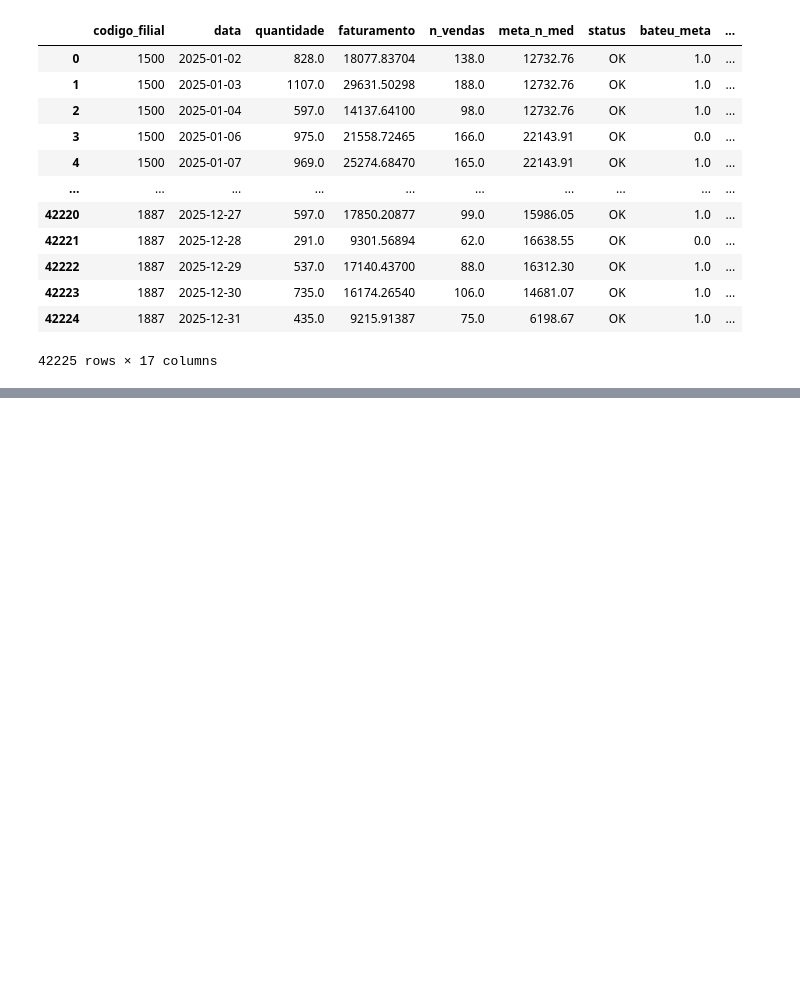
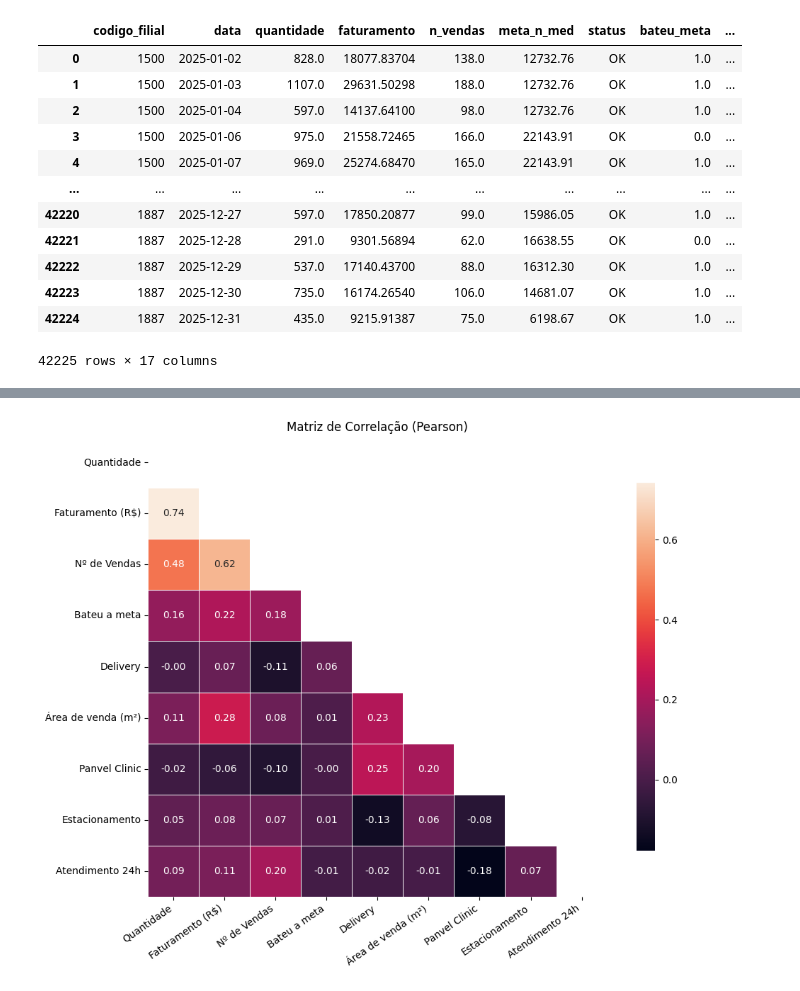
Before and after one commit to Thiagotl/case_panvel_ds_jr, a Jupyter notebook: section1.ipynb, the cells around one changed output, grey strips where cells are left out. Saved outputs shown, nothing was run; the diff lists cells and outputs as text; code cells hidden in the pictures; blank space fills up the shorter version.

```diff
--- a/section1.ipynb
+++ b/section1.ipynb
@@ -604,0 +744,43 @@ df_final
+# %%
+# Correlção
+num_cols = df_final.select_dtypes(include=[np.number]).columns.tolist()
+num_cols = [c for c in num_cols if c not in ["codigo_filial", "meta_n_med"]]
+
+corr = df_final[num_cols].corr(method="pearson")
+
+pretty = {
+    "quantidade": "Quantidade",
+    "faturamento": "Faturamento (R$)",
+    "n_vendas": "Nº de Vendas",
+    "bateu_meta": "Bateu a meta",
+    "delivery": "Delivery",
+    "metragem_area_venda": "Área de venda (m²)",
+    "panvel_clinic": "Panvel Clinic",
+    "estacionamento": "Estacionamento",
+    "atendimento_24_horas": "Atendimento 24h",
+}
+
+corr_plot = corr.rename(
+    index=lambda x: pretty.get(x, x),
+    columns=lambda x: pretty.get(x, x)
+)
+
+mask = np.triu(np.ones_like(corr_plot, dtype=bool))
+
+plt.figure(figsize=(10, 8))
+sns.heatmap(
+    corr_plot,
+    mask=mask,
+    annot=True,
+    fmt=".2f",
+    square=True,
+    linewidths=0.5,
+    cbar_kws={"shrink": 0.8}
+)
+plt.title("Matriz de Correlação (Pearson)")
+plt.xticks(rotation=35, ha="right")
+plt.yticks(rotation=0)
+plt.tight_layout()
+plt.show()
+# %% [output]
+[figure, added]
```
Also changed, not shown: parts of 13 cells of this notebook.
